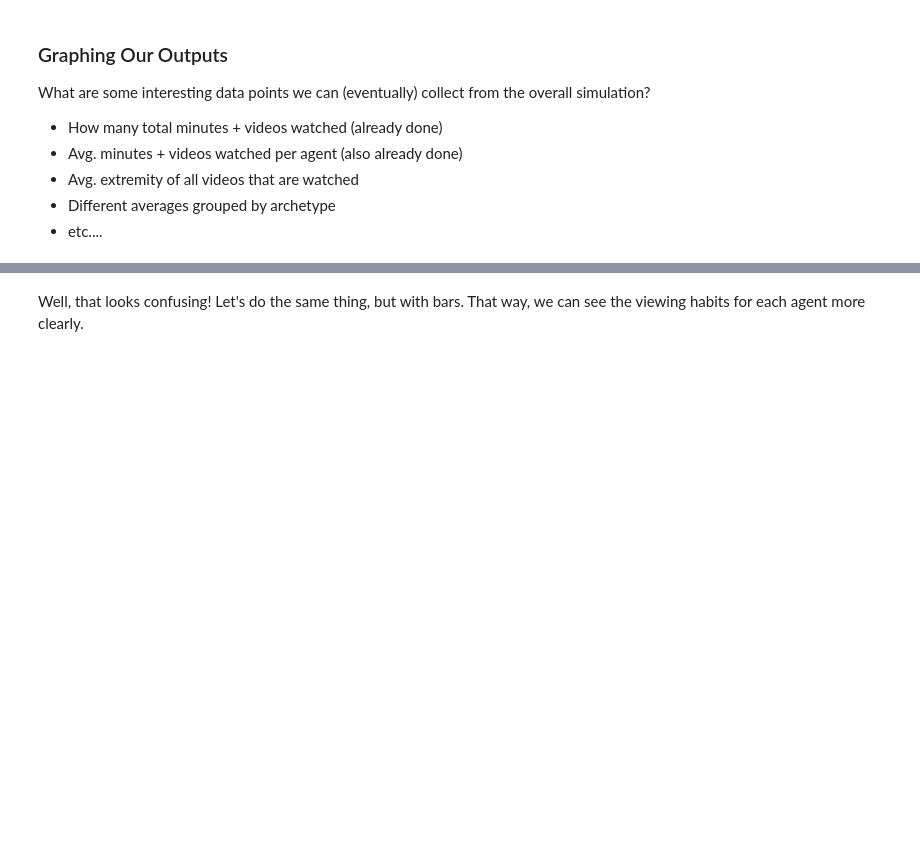
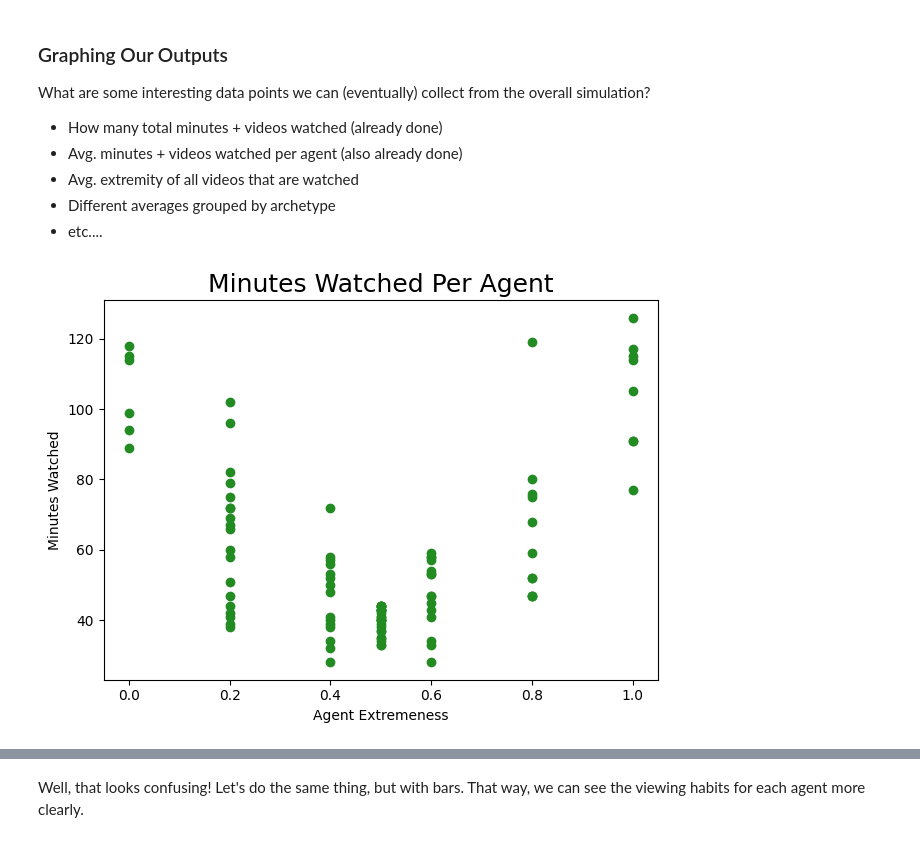
Before and after one commit to snyder-research-group/tools-of-justice, a Jupyter notebook: youtube simulation/simulation_notebook.ipynb, the cells around one changed output, grey strips where cells are left out. Saved outputs shown, nothing was run; the diff lists cells and outputs as text; code cells hidden in the pictures; blank space fills up the shorter version.

```diff
--- a/youtube simulation/simulation_notebook.ipynb
+++ b/youtube simulation/simulation_notebook.ipynb
@@ -758,3 +759,98 @@ What are some interesting data points we can (eventually) collect from the overa
 * Avg. extremity of all videos that are watched
 * Different averages grouped by archetype
 * etc....
+# %%
+# Let's graph each agent's extremeness with how much they watched per day.
+
+import matplotlib as matplotlib
+
+# Reversing the arrays so extremenesses are in ascending order
+x = Reverse(agent_extremeness_array)
+y = Reverse(agent_minutes_watched_today_array)
+
+
+# Let's graph each agent with how much they watched per day.
+# x axis = agents (0-199), y axis = minutes watched per agent
+
+
+plt.scatter(x,y, color = 'forestgreen') # A bar chart
+plt.title('Minutes Watched Per Agent', fontsize = 18)
+plt.xlabel('Agent Extremeness')
+plt.ylabel('Minutes Watched')
+# plt.axhline(numpy.nanmean(y), linestyle = '--', color = 'cornflowerblue')
+
+# defining display layout
+plt.tight_layout()
+plt.show()
+
+
+if(RAND_SYSTEM_TOGGLE):
+    # Reversing the arrays so extremenesses are in ascending order
+        x = Reverse(agent_extremeness_array_rand)
+        y = Reverse(agent_minutes_watched_today_array_rand)
+
+
+        # Let's graph each agent with how much they watched per day.
+        # x axis = agents (0-199), y axis = minutes watched per agent
+
+
+        plt.scatter(x,y, color = 'forestgreen') # A bar chart
+        plt.title('Minutes Watched Per Agent, w/ Random Clicking', fontsize = 18)
+        plt.xlabel('Agent Extremeness')
+        plt.ylabel('Minutes Watched')
+        # plt.axhline(numpy.nanmean(y), linestyle = '--', color = 'cornflowerblue')
+
+        # defining display layout
+        plt.tight_layout()
+        plt.show()
+
+
+
+# plt.scatter(x,y,color = 'forestgreen') # A bar chart
+# plt.title('Minutes Watched Per Agent', fontsize = 18)
+# plt.xlabel('Agent Extremeness')
+# plt.ylabel('Minutes Watched')
+
+# # defining display layout
+# plt.tight_layout()
+
+# plt.figure(figsize=(10,6))
+
+# plt.text(50, numpy.nanmean(y) + 10, "Average: " + str(numpy.nanmean(y)), size=10, rotation=0.,
+#          ha="center", va="center",
+#          bbox=dict(boxstyle="round",
+#                    ec='cornflowerblue',   # edge color: rbg values
+#                    fc='lightsteelblue',   # fill color: rbg values
+#                    )
+#          )
+
+# plt.show()
+
+# if(RAND_SYSTEM_TOGGLE):
+#     # Reversing the arrays so extremenesses are in ascending order
+#     x = Reverse(agent_extremeness_array_rand)
+#     y = Reverse(agent_minutes_watched_today_array_rand)
+
+#     plt.scatter(x,y,color = 'forestgreen') # A bar chart
+#     plt.title('Minutes Watched Per Agent, with Random Clicking', fontsize = 18)
+#     plt.xlabel('Agent Extremeness')
+#     plt.ylabel('Minutes Watched')
+
+#     # defining display layout
+#     plt.tight_layout()
+
+#     # fig = matplotlib.pyplot.gcf()
+#     plt.figure(figsize=(10,6))
+#     # fig.savefig('test2png.png', dpi=100)
+
+#     plt.text(50, numpy.nanmean(y) + 10, "Average: " + str(numpy.nanmean(y)), size=10, rotation=0.,
+#             ha="center", va="center",
+#             bbox=dict(boxstyle="round",
+#                     ec='cornflowerblue',   # edge color: rbg values
+#                     fc='lightsteelblue',   # fill color: rbg values
+#                     )
+#             )
+
+#     plt.show()
+# %% [output]
+[figure, added]
```
Also changed, not shown: parts of 12 cells of this notebook.
